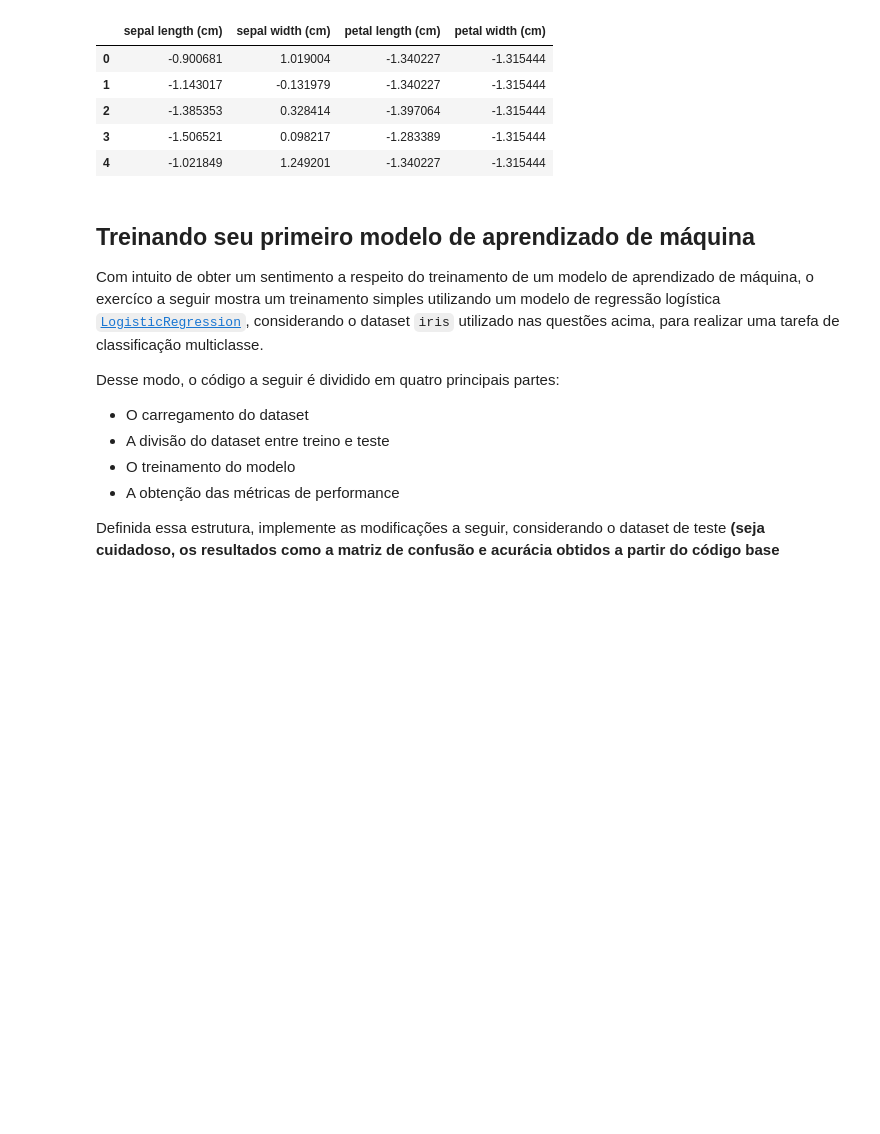
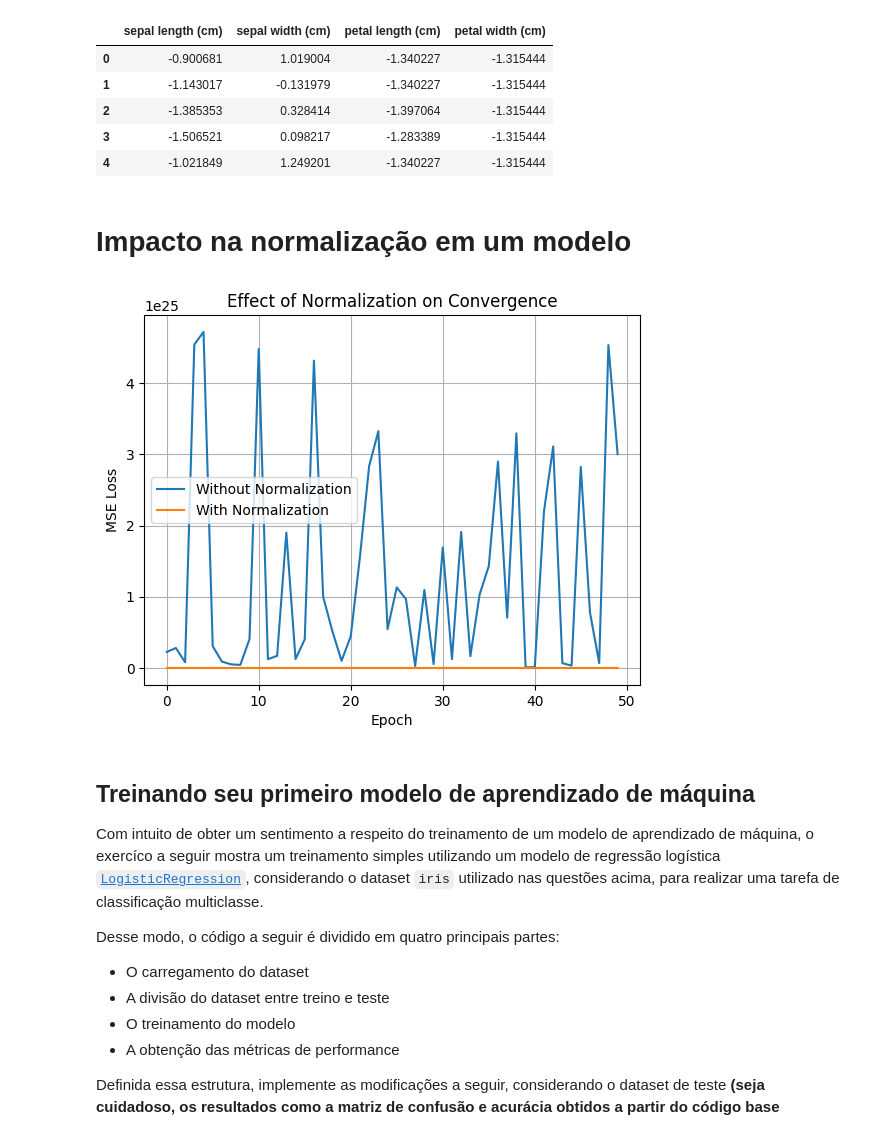
Before and after one commit to lasseufpa/ic, a Jupyter notebook: notebooks/1_introducao_a_IA.ipynb, the cells around one changed output. Cells and saved outputs as stored; diff of their text form; code cells hidden in the pictures; blank space fills up the shorter version.

```diff
--- a/notebooks/1_introducao_a_IA.ipynb
+++ b/notebooks/1_introducao_a_IA.ipynb
@@ -262,6 +262,68 @@ First 5 normalized instances using standardization:
 | 2 | -1.385353 | 0.328414 | -1.397064 | -1.315444 |
 | 3 | -1.506521 | 0.098217 | -1.283389 | -1.315444 |
 | 4 | -1.021849 | 1.249201 | -1.340227 | -1.315444 |
+# %% [markdown]
+# Impacto na normalização em um modelo
+# %%
+import numpy as np
+import matplotlib.pyplot as plt
+from sklearn.linear_model import SGDRegressor
+from sklearn.preprocessing import StandardScaler
+from sklearn.metrics import mean_squared_error
+
+# --------------------------
+# 1. Create synthetic dataset
+# --------------------------
+np.random.seed(42)
+
+n_samples = 200
+
+# Feature 1: small scale (age-like)
+x1 = np.random.uniform(18, 60, n_samples)
+
+# Feature 2: large scale (salary-like)
+x2 = np.random.uniform(2000, 50000, n_samples)
+
+# Stack features
+X = np.column_stack((x1, x2))
+
+# True relationship
+y = 3 * x1 + 0.05 * x2 + np.random.randn(n_samples) * 10
+
+# Training function
+def train_and_track(X, y, normalize=False):
+    if normalize:
+        scaler = StandardScaler()
+        X = scaler.fit_transform(X)
+
+    model = SGDRegressor(max_iter=1, tol=None, eta0=0.00000001, learning_rate='constant', random_state=42)
+
+    losses = []
+
+    for epoch in range(50):
+        model.partial_fit(X, y)
+        y_pred = model.predict(X)
+        loss = mean_squared_error(y, y_pred)
+        losses.append(loss)
+
+    return losses
+
+# Train both versions
+loss_no_norm = train_and_track(X, y, normalize=False)
+loss_norm = train_and_track(X, y, normalize=True)
+
+# Plot comparison
+plt.plot(loss_no_norm, label="Without Normalization")
+plt.plot(loss_norm, label="With Normalization")
+plt.xlabel("Epoch")
+plt.ylabel("MSE Loss")
+plt.title("Effect of Normalization on Convergence")
+plt.legend()
+plt.grid()
+
+plt.show()
+# %% [output]
+[figure, added]
 # %% [markdown]
 ## Treinando seu primeiro modelo de aprendizado de máquina
 
```
Also changed, not shown: parts of 1 cell of this notebook.
